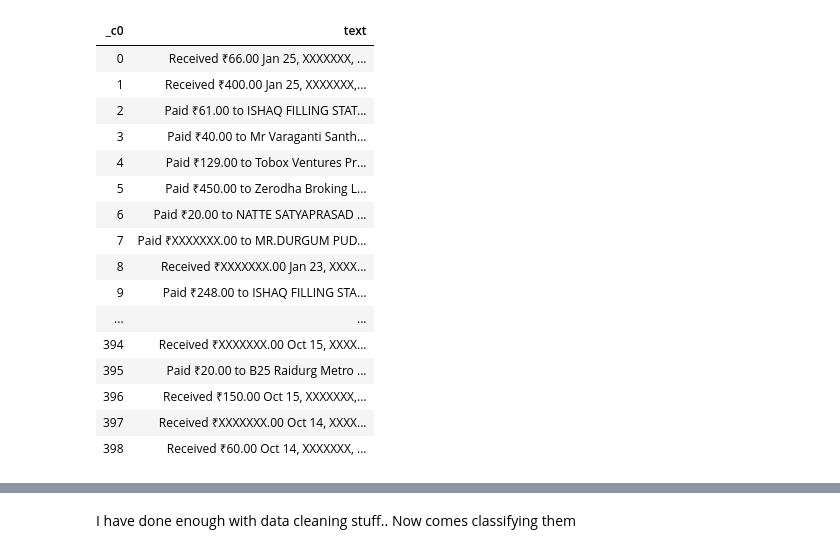
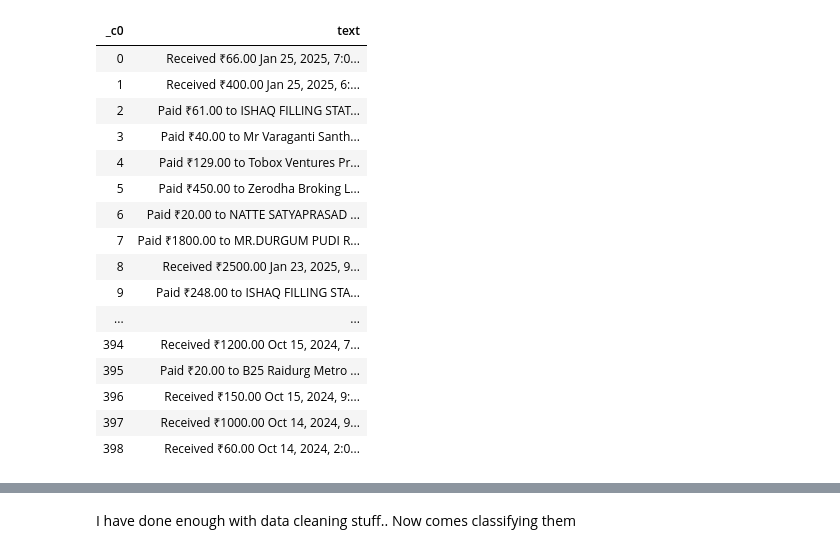
Before and after one commit to KOAwesome/Gpay-Spending-Statement-Analysis, a Jupyter notebook: Gpay Statement analysis.ipynb, the cells around one changed output, grey strips where cells are left out. Drawn from its saved outputs; the diff is of its cells as text; code cells hidden in the pictures.

```diff
--- a/Gpay Statement analysis.ipynb
+++ b/Gpay Statement analysis.ipynb
@@ -1,42 +48,43 @@
 # %%
+from pyspark.sql import functions as F, types as T
 # File location and type
 file_location = "/FileStore/tables/gpay_statement-1.csv"
 file_type = "csv"
 
 # CSV options
 infer_schema = "false"
 first_row_is_header = "true"
 delimiter = ","
 
 # The applied options are for CSV files. For other file types, these will be ignored.
 df = spark.read.format(file_type) \
   .option("inferSchema", infer_schema) \
   .option("header", first_row_is_header) \
   .option("sep", delimiter) \
   .load(file_location)
 
 df = df.withColumn(
     'text',
-    F.regexp_replace('text', r'\d{4,}', 'XXXXXXX')
+    F.regexp_replace('text', '9999', 'XXXXXXX')
 )
 
 
 display(df)
 # %% [output]
 | _c0 | text |
-| 0 | Received ₹66.00 Jan 25, XXXXXXX, ... |
-| 1 | Received ₹400.00 Jan 25, XXXXXXX,... |
+| 0 | Received ₹66.00 Jan 25, 2025, 7:0... |
+| 1 | Received ₹400.00 Jan 25, 2025, 6:... |
 | 2 | Paid ₹61.00 to ISHAQ FILLING STAT... |
 | 3 | Paid ₹40.00 to Mr Varaganti Santh... |
 | 4 | Paid ₹129.00 to Tobox Ventures Pr... |
 | 5 | Paid ₹450.00 to Zerodha Broking L... |
 | 6 | Paid ₹20.00 to NATTE SATYAPRASAD ... |
-| 7 | Paid ₹XXXXXXX.00 to MR.DURGUM PUD... |
-| 8 | Received ₹XXXXXXX.00 Jan 23, XXXX... |
+| 7 | Paid ₹1800.00 to MR.DURGUM PUDI R... |
+| 8 | Received ₹2500.00 Jan 23, 2025, 9... |
 | 9 | Paid ₹248.00 to ISHAQ FILLING STA... |
 | ... | ... |
-| 394 | Received ₹XXXXXXX.00 Oct 15, XXXX... |
+| 394 | Received ₹1200.00 Oct 15, 2024, 7... |
 | 395 | Paid ₹20.00 to B25 Raidurg Metro ... |
-| 396 | Received ₹150.00 Oct 15, XXXXXXX,... |
-| 397 | Received ₹XXXXXXX.00 Oct 14, XXXX... |
-| 398 | Received ₹60.00 Oct 14, XXXXXXX, ... |
+| 396 | Received ₹150.00 Oct 15, 2024, 9:... |
+| 397 | Received ₹1000.00 Oct 14, 2024, 9... |
+| 398 | Received ₹60.00 Oct 14, 2024, 2:0... |
```
Also changed, not shown: parts of 34 cells of this notebook.
